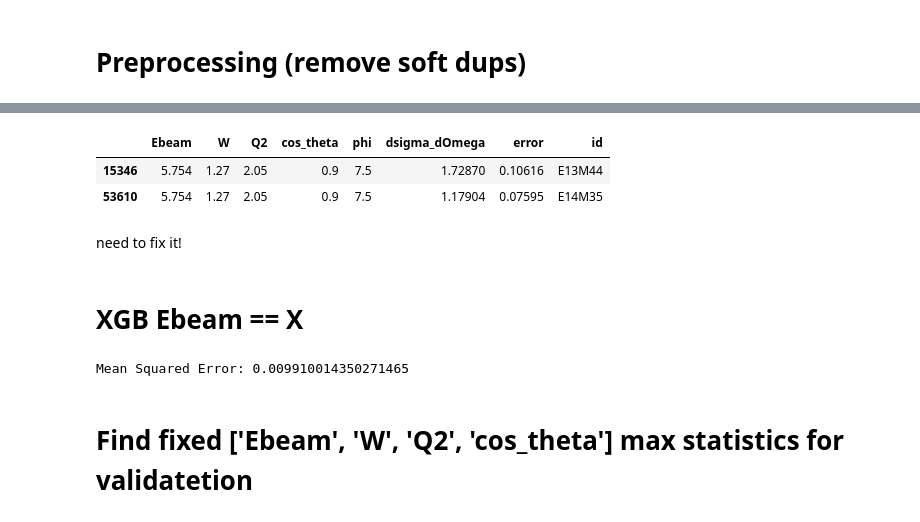
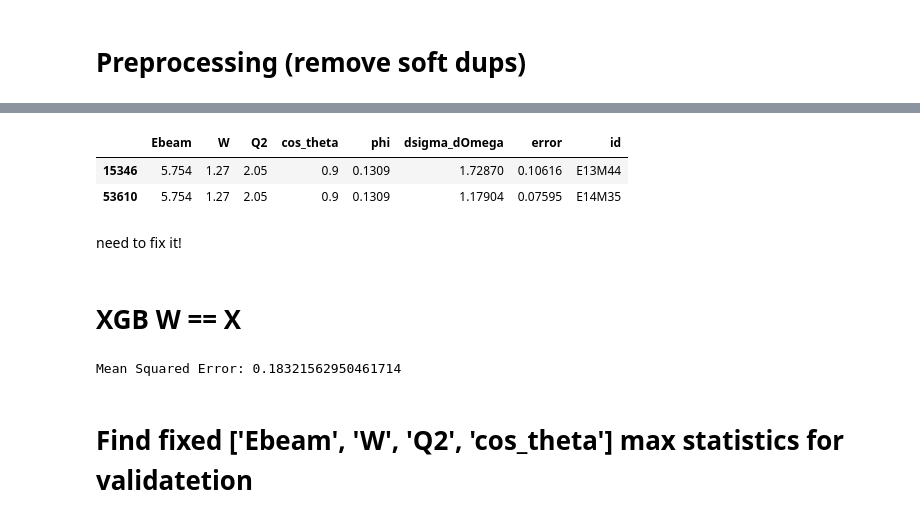
Before and after one commit to a-golda/MSU_interpol, a Jupyter notebook: XGB_for_crossection.ipynb, the cells around one changed output, grey strips where cells are left out. Drawn from its saved outputs; the diff is of its cells as text; code cells hidden in the pictures.

```diff
--- a/XGB_for_crossection.ipynb
+++ b/XGB_for_crossection.ipynb
@@ -33,2 +28,4 @@ df.iloc[8314:8317]
+# %%
+df['phi'] = df.phi.apply(lambda x: math.radians(x))
 # %% [markdown]
 # Preprocessing (remove soft dups)
@@ -35,16 +41,16 @@ df.iloc[8314:8317]
 # %%
 df[(df.Ebeam == 5.754)&
   (df.W == 1.27)&
   (df.Q2 == 2.05)&
   (df.cos_theta == 0.9)&
-  (df.phi == 7.5)]
+  (df.phi == 0.1308996938995747)]
 # %% [output]
 |  | Ebeam | W | Q2 | cos_theta | phi | dsigma_dOmega | error | id |
-| 15346 | 5.754 | 1.27 | 2.05 | 0.9 | 7.5 | 1.72870 | 0.10616 | E13M44 |
-| 53610 | 5.754 | 1.27 | 2.05 | 0.9 | 7.5 | 1.17904 | 0.07595 | E14M35 |
+| 15346 | 5.754 | 1.27 | 2.05 | 0.9 | 0.1309 | 1.72870 | 0.10616 | E13M44 |
+| 53610 | 5.754 | 1.27 | 2.05 | 0.9 | 0.1309 | 1.17904 | 0.07595 | E14M35 |
 # %% [markdown]
 need to fix it!
 # %%
 df = df.iloc[df[['Ebeam', 'W', 'Q2', 'cos_theta', 'phi']].drop_duplicates().index]
 # %% [markdown]
-# XGB Ebeam == X
+# XGB W == X
@@ -55,14 +61,14 @@ df_se = df[df.Ebeam == Ebeam]
 # %%
 # Extract the features and target column
-X = df_se[['Ebeam', 'W', 'Q2', 'cos_theta', 'phi']]
-y = df_se['dsigma_dOmega']
+X = df[['Ebeam', 'W', 'Q2', 'cos_theta', 'phi']]
+y = df['dsigma_dOmega']
 
 # Split the dataset into training and testing sets
 X_train, X_test, y_train, y_test = train_test_split(X, y, test_size=0.3, random_state=42)
 
 # Train the XGBoost model
 xgb_model = xgb.XGBRegressor(objective='reg:squarederror',
-                             n_estimators=1000000,
+                             n_estimators=10000,
                              max_depth=100,
                              learning_rate=0.01,
                              n_jobs=-1 )
@@ -73,7 +79,7 @@ y_pred = xgb_model.predict(X_test)
 mse = mean_squared_error(y_test, y_pred)
 print("Mean Squared Error:", mse)
 # %% [output]
-Mean Squared Error: 0.009910014350271465
+Mean Squared Error: 0.18321562950461714
 # %% [markdown]
 # Find fixed ['Ebeam', 'W', 'Q2', 'cos_theta'] max statistics for validatetion
 # %%
```
Also changed, not shown: parts of 15 cells of this notebook, 1 other file.
